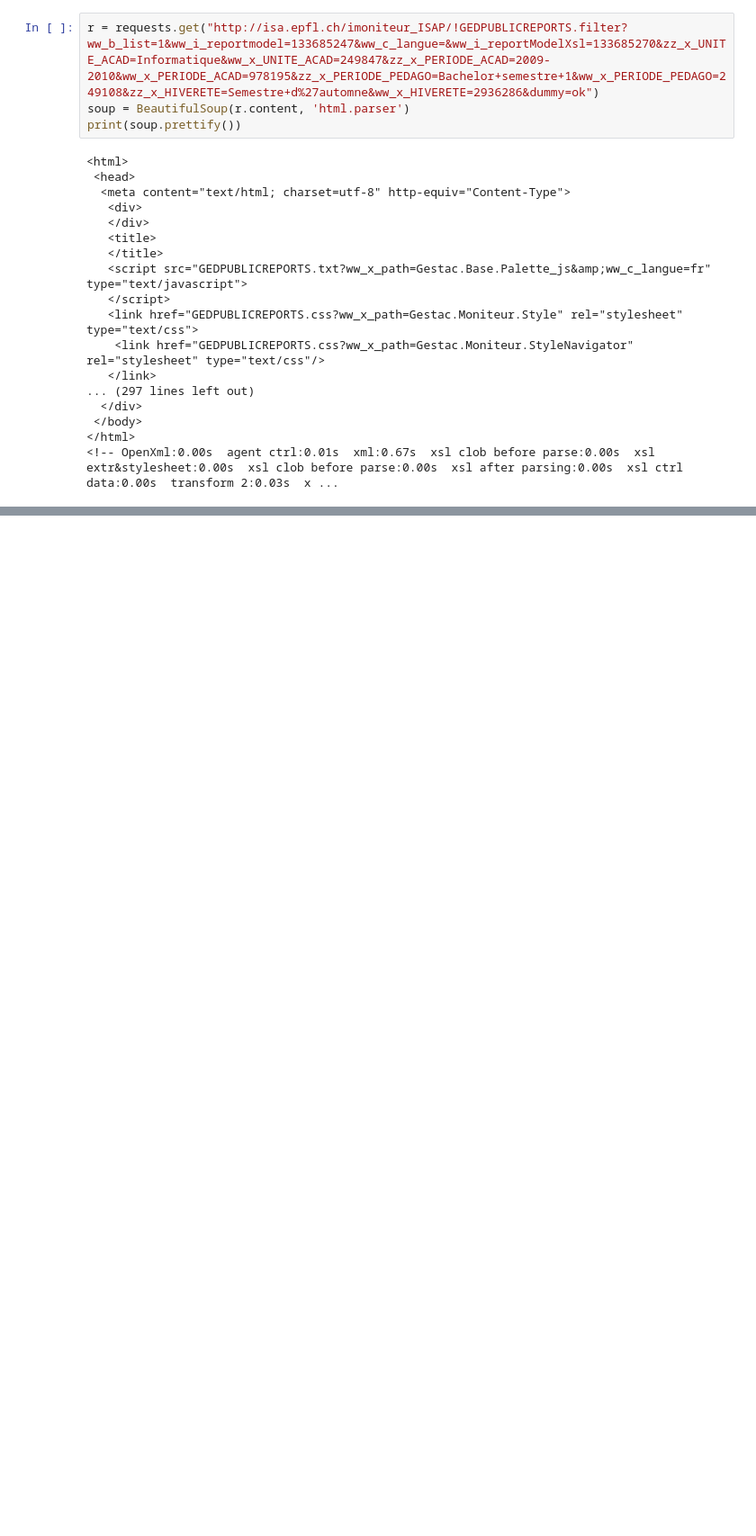
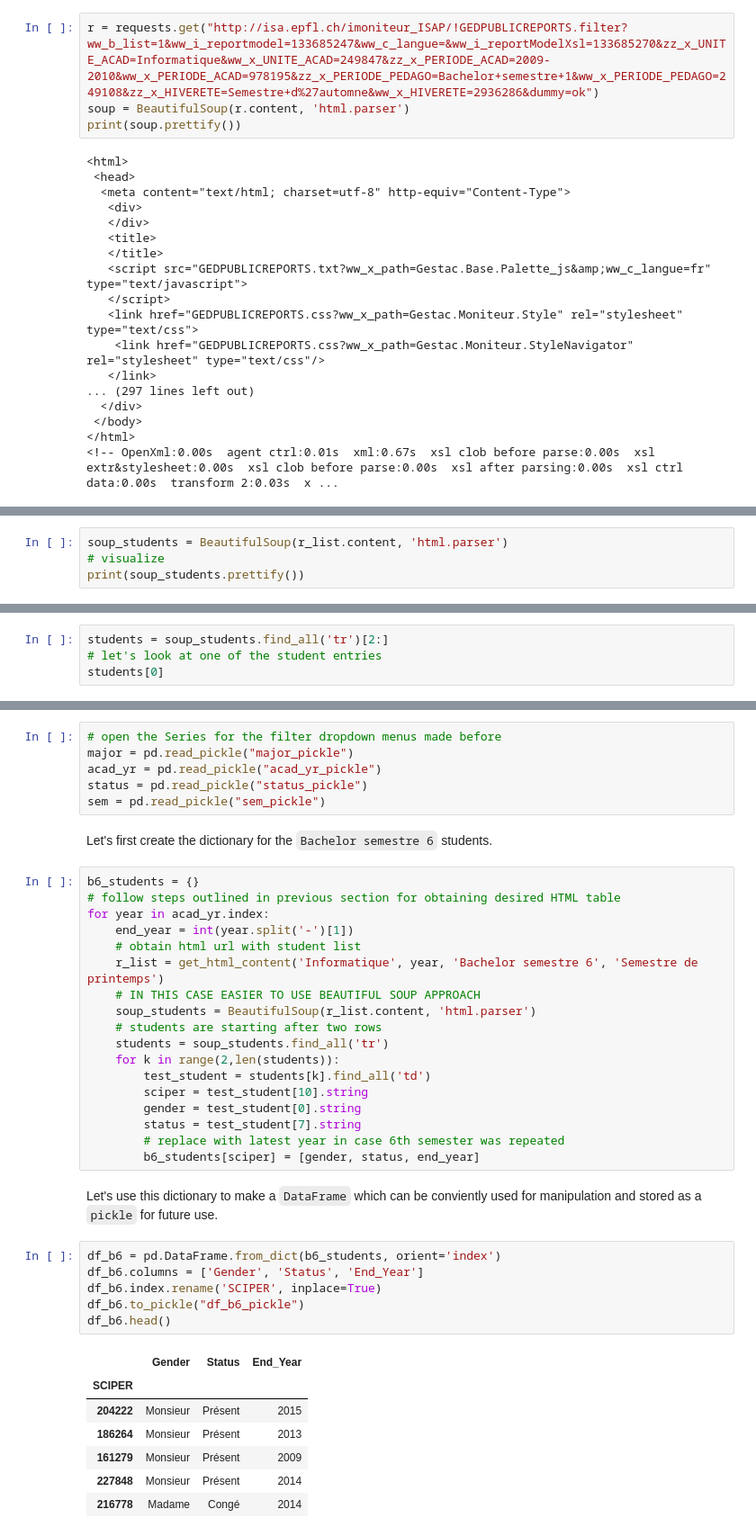
Before and after one commit to BeforeRain/ADA-homework, a Jupyter notebook: 02 - Data from the Web/SUBMISSION_data_from_the_web.ipynb, the cells around one changed output, grey strips where cells are left out. Shown at 90% size. Drawn from its saved outputs; the diff is of its cells as text; blank space fills up the shorter version.

```diff
--- a/02 - Data from the Web/SUBMISSION_data_from_the_web.ipynb
+++ b/02 - Data from the Web/SUBMISSION_data_from_the_web.ipynb
@@ -100,0 +294,4 @@ http://isa.epfl.ch/imoniteur_ISAP/!GEDPUBLICREPORTS.filter?ww_b_list=1&ww_i_repo
+# %%
+soup_students = BeautifulSoup(r_list.content, 'html.parser')
+# visualize
+print(soup_students.prettify())
@@ -100,0 +318,4 @@ http://isa.epfl.ch/imoniteur_ISAP/!GEDPUBLICREPORTS.filter?ww_b_list=1&ww_i_repo
+# %%
+students = soup_students.find_all('tr')[2:]
+# let's look at one of the student entries
+students[0]
@@ -100,0 +403,42 @@ http://isa.epfl.ch/imoniteur_ISAP/!GEDPUBLICREPORTS.filter?ww_b_list=1&ww_i_repo
+# %%
+# open the Series for the filter dropdown menus made before
+major = pd.read_pickle("major_pickle")
+acad_yr = pd.read_pickle("acad_yr_pickle")
+status = pd.read_pickle("status_pickle")
+sem = pd.read_pickle("sem_pickle")
+# %% [markdown]
+Let's first create the dictionary for the `Bachelor semestre 6` students.
+# %%
+b6_students = {}
+# follow steps outlined in previous section for obtaining desired HTML table
+for year in acad_yr.index:
+    end_year = int(year.split('-')[1])
+    # obtain html url with student list
+    r_list = get_html_content('Informatique', year, 'Bachelor semestre 6', 'Semestre de printemps')
+    # IN THIS CASE EASIER TO USE BEAUTIFUL SOUP APPROACH
+    soup_students = BeautifulSoup(r_list.content, 'html.parser')
+    # students are starting after two rows
+    students = soup_students.find_all('tr')
+    for k in range(2,len(students)):
+        test_student = students[k].find_all('td')
+        sciper = test_student[10].string
+        gender = test_student[0].string
+        status = test_student[7].string
+        # replace with latest year in case 6th semester was repeated
+        b6_students[sciper] = [gender, status, end_year]
+# %% [markdown]
+Let's use this dictionary to make a `DataFrame` which can be conviently used for manipulation and stored as a `pickle` for future use.
+# %%
+df_b6 = pd.DataFrame.from_dict(b6_students, orient='index')
+df_b6.columns = ['Gender', 'Status', 'End_Year']
+df_b6.index.rename('SCIPER', inplace=True)
+df_b6.to_pickle("df_b6_pickle")
+df_b6.head()
+# %% [output]
+|  | Gender | Status | End_Year |
+| SCIPER |  |  |  |
+| 204222 | Monsieur | Présent | 2015 |
+| 186264 | Monsieur | Présent | 2013 |
+| 161279 | Monsieur | Présent | 2009 |
+| 227848 | Monsieur | Présent | 2014 |
+| 216778 | Madame | Congé | 2014 |
```
Also changed, not shown: parts of 60 cells of this notebook, 7 other files.
